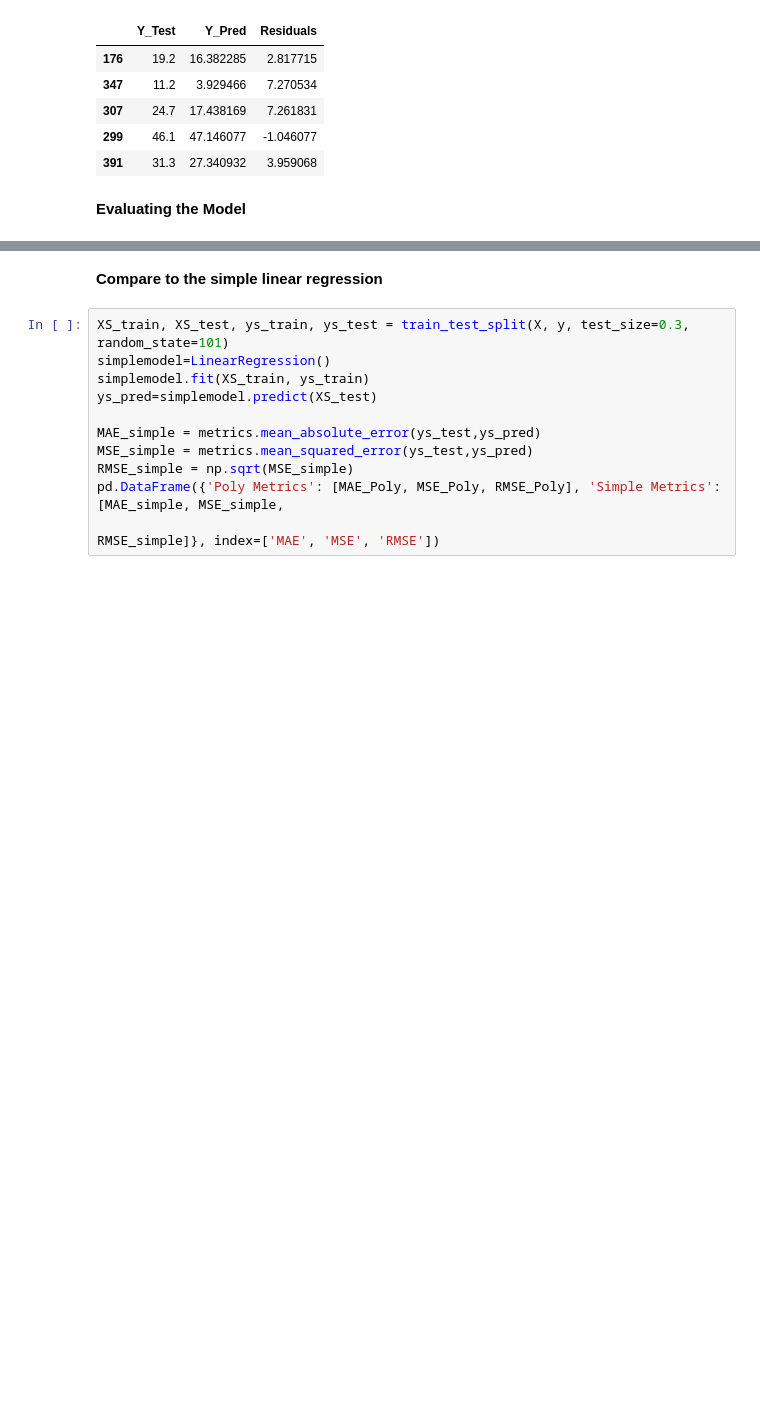
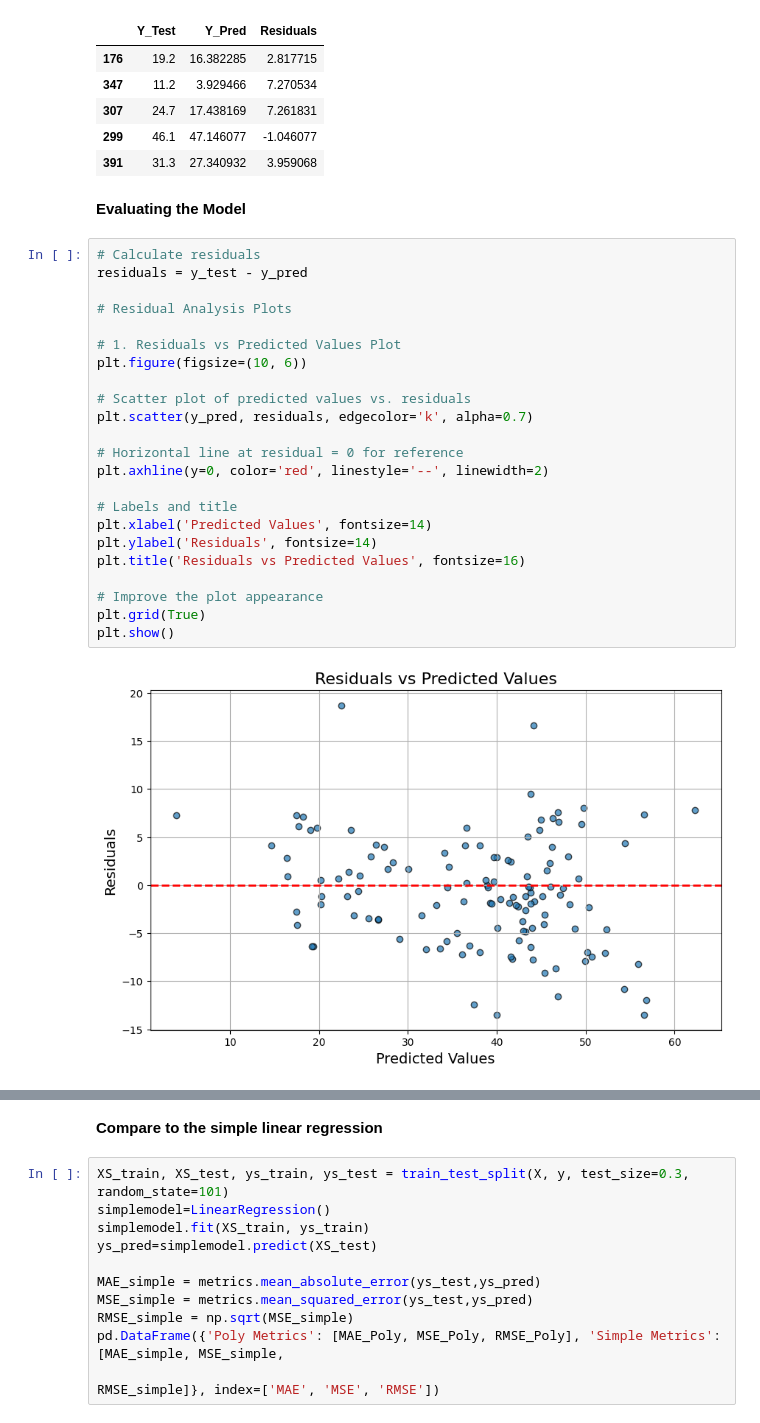
Before and after one commit to shicoded/polynomial-regression, a Jupyter notebook: house_perdiction__number.ipynb, the cells around one changed output, grey strips where cells are left out. Cells and saved outputs as stored; diff of their text form; blank space fills up the shorter version.

```diff
--- a/house_perdiction__number.ipynb
+++ b/house_perdiction__number.ipynb
@@ -129,6 +129,31 @@ pd.DataFrame({'Y_Test': y_test,'Y_Pred':y_pred, 'Residuals':(y_test-y_pred) }).h
 | 391 | 31.3 | 27.340932 | 3.959068 |
 # %% [markdown]
 **Evaluating the Model**
+# %%
+# Calculate residuals
+residuals = y_test - y_pred
+
+# Residual Analysis Plots
+
+# 1. Residuals vs Predicted Values Plot
+plt.figure(figsize=(10, 6))
+
+# Scatter plot of predicted values vs. residuals
+plt.scatter(y_pred, residuals, edgecolor='k', alpha=0.7)
+
+# Horizontal line at residual = 0 for reference
+plt.axhline(y=0, color='red', linestyle='--', linewidth=2)
+
+# Labels and title
+plt.xlabel('Predicted Values', fontsize=14)
+plt.ylabel('Residuals', fontsize=14)
+plt.title('Residuals vs Predicted Values', fontsize=16)
+
+# Improve the plot appearance
+plt.grid(True)
+plt.show()
+# %% [output]
+[figure, added]
 # %%
 MAE_Poly = metrics.mean_absolute_error(y_test,y_pred)
 MSE_Poly = metrics.mean_squared_error(y_test,y_pred)
```
Also changed, not shown: parts of 2 cells of this notebook.
